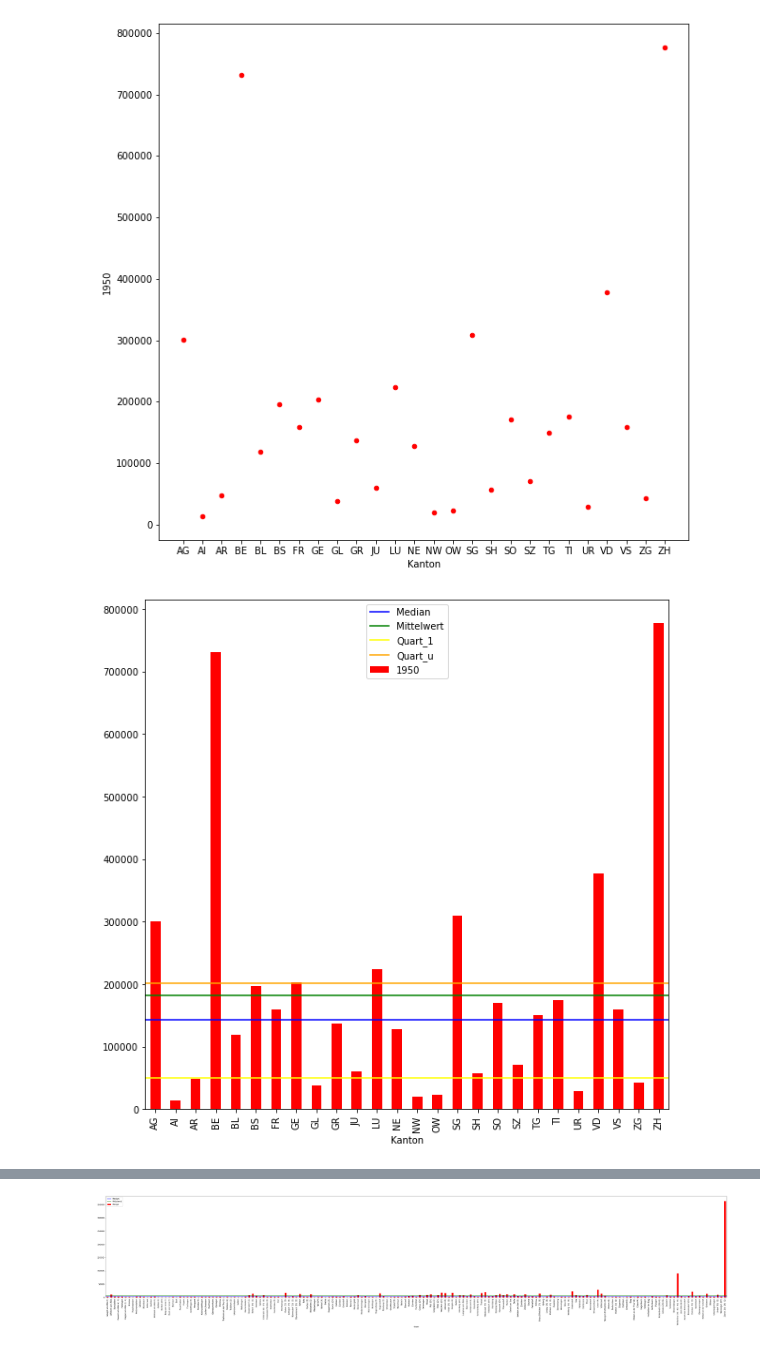
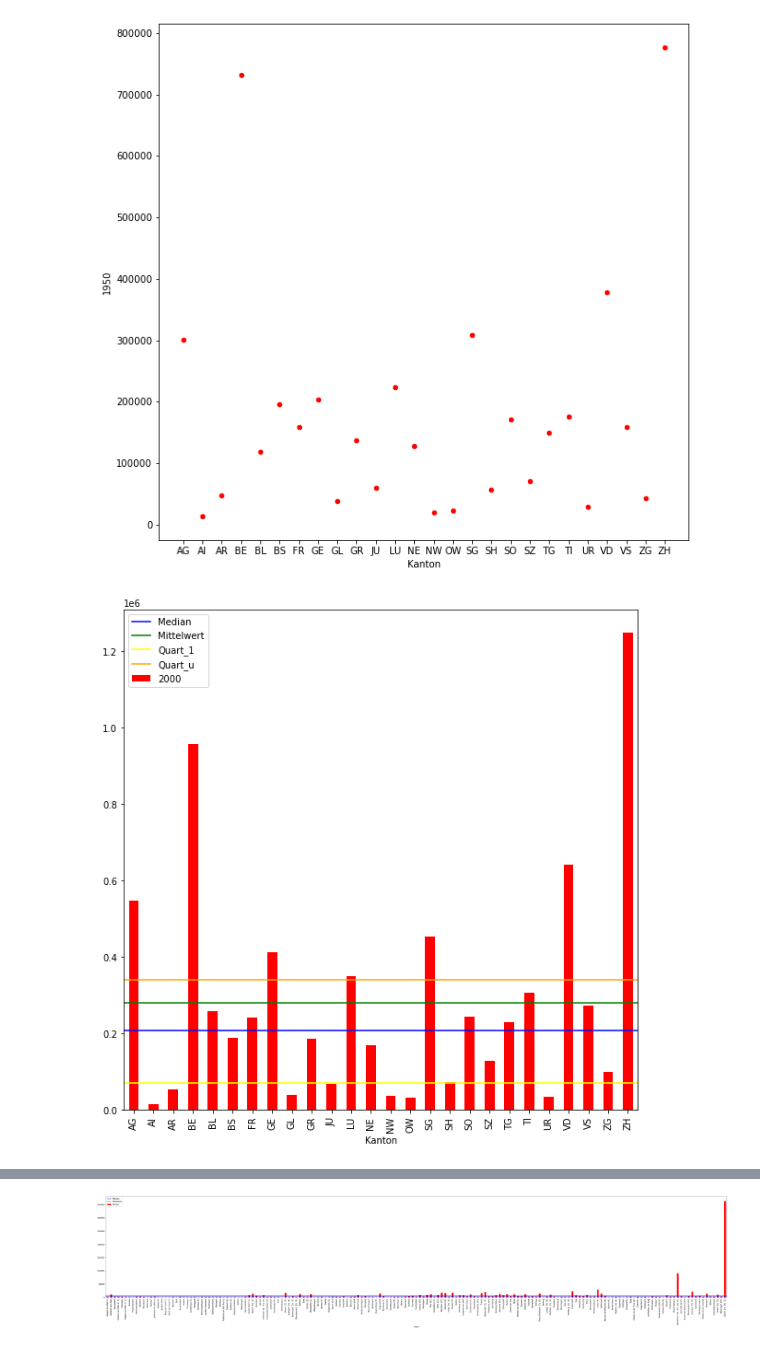
Before and after one commit to christiangemesi/datastory, a Jupyter notebook: christian_gemesi_befoelkerungsanalyse_schweiz/data/preprocessed/DataStory_DescriptiveStats.ipynb, the cells around one changed output, grey strips where cells are left out. Saved outputs shown, nothing was run; the diff lists cells and outputs as text; code cells hidden in the pictures.

```diff
--- a/christian_gemesi_befoelkerungsanalyse_schweiz/data/preprocessed/DataStory_DescriptiveStats.ipynb
+++ b/christian_gemesi_befoelkerungsanalyse_schweiz/data/preprocessed/DataStory_DescriptiveStats.ipynb
@@ -195,35 +209,37 @@ scatterYearsWithKanton('1950',True)
 def BarYearsWithKanton(year,wannaPlot):
 
     data = {'Kanton': [],
         year: []}
 
     df2 = pd.DataFrame(data)
 
     for i in kantons:
         x = df.loc[df['Kanton'] == i, year].sum()
 
         dfLoop= pd.DataFrame({"Kanton":[i],
                               year:[x]})
         df2 = df2.append(dfLoop)
 
     median = df2[year].median()
     mittelwert = df2[year].mean()
     quart_1, quart_u = np.percentile(df2[year],[25,75])
 
 
     if(wannaPlot):
         df2.plot(kind='bar', x='Kanton', y=year ,color='red',figsize=(10,10))
         plt.axhline(y = median, color = 'b', linestyle = '-',label="Median")
         plt.axhline(y = mittelwert, color = 'g', linestyle = '-',label="Mittelwert")
         plt.axhline(y = quart_1, color = 'yellow', linestyle = '-',label="Quart_1")
         plt.axhline(y = quart_u, color = 'orange', linestyle = '-',label="Quart_u")
 
         plt.legend(loc='best')
         plt.show()
+    else:
+        return df2
 
-BarYearsWithKanton('1950',True)
+BarYearsWithKanton('2000',True)
 # %% [output]
-[figure, old version]
+[figure, new version]
 # %%
 #Form
 #Hier ersichtlich dass die meisten Kantone Linksschief sind. Man kann einen Kanton eingeben und man sieht die entwicklung des eingegebenen Kantons
```
Also changed, not shown: parts of 7 cells of this notebook, 4 other files.
